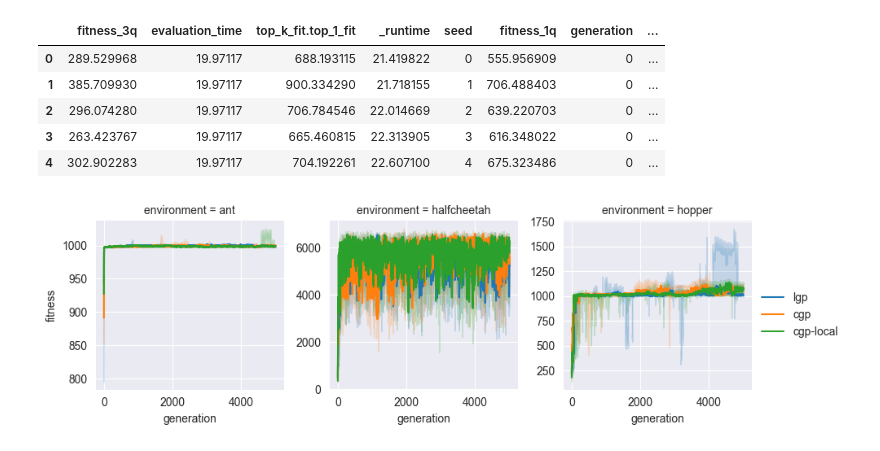
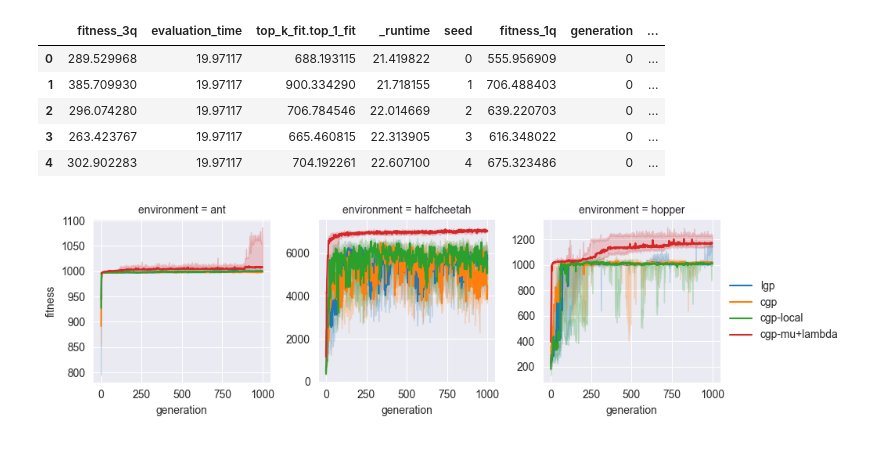
Before and after one commit to giorgia-nadizar/cgpax, a Jupyter notebook: analysis/analysis.ipynb, the cells around one changed output. Drawn from its saved outputs; the diff is of its cells as text; code cells hidden in the pictures.

Commit message:
Fitness and graph size analysis updated.

```diff
--- a/analysis/analysis.ipynb
+++ b/analysis/analysis.ipynb
@@ -4,7 +4,10 @@ import seaborn as sns
 import matplotlib.pyplot as plt
 # %%
 dataframes = [pd.read_csv(f"data/{p}_baseline.csv") for p in ["lgp", "cgp"]]
-dataframes.append(pd.read_csv(f"data/cgp_local.csv"))
+dataframes.append(pd.read_csv("data/cgp_local.csv"))
+mulambda = pd.read_csv("data/cgp_mu+lambda.csv")
+mulambda["training.generation"] = mulambda["_step"]
+dataframes.append(mulambda)
 df = pd.concat(dataframes, ignore_index=True)
 df.rename(lambda x: x.replace("training.", "").replace("run_id", "seed"), axis="columns", inplace=True)
 df["environment"] = df["environment"].apply(lambda x: x.replace("-", ""))
@@ -18,12 +21,12 @@ df.head()
 | 3 | 263.423767 | 19.97117 | 665.460815 | 22.313905 | 3 | 616.348022 | 0 | ... |
 | 4 | 302.902283 | 19.97117 | 704.192261 | 22.607100 | 4 | 675.323486 | 0 | ... |
 # %%
-g = sns.FacetGrid(df, col="environment", sharey=False)
+g = sns.FacetGrid(df[df["generation"] < 1000], col="environment", sharey=False)
 g.map_dataframe(sns.lineplot, x="generation", y="top_k_fit.top_0_fit", hue="solver",
                 estimator="median", errorbar=("pi", 50))
 g.set_xlabels("generation")
 g.set_ylabels("fitness")
 g.add_legend()
 plt.show()
 # %% [output]
-[figure, old version]
+[figure, new version]
```
Also changed, not shown: parts of 6 cells of this notebook.
